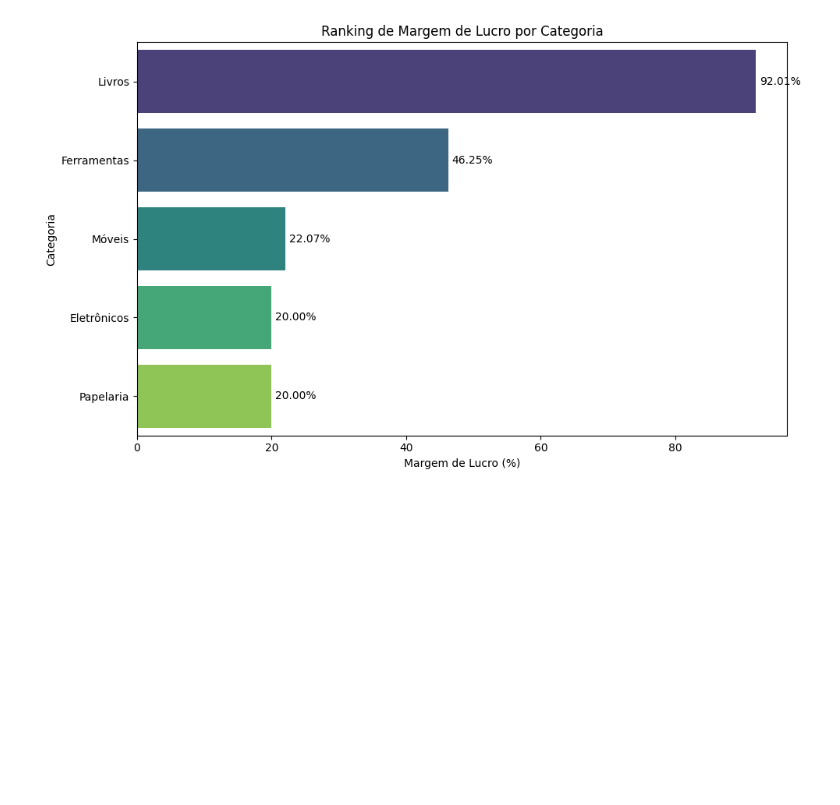
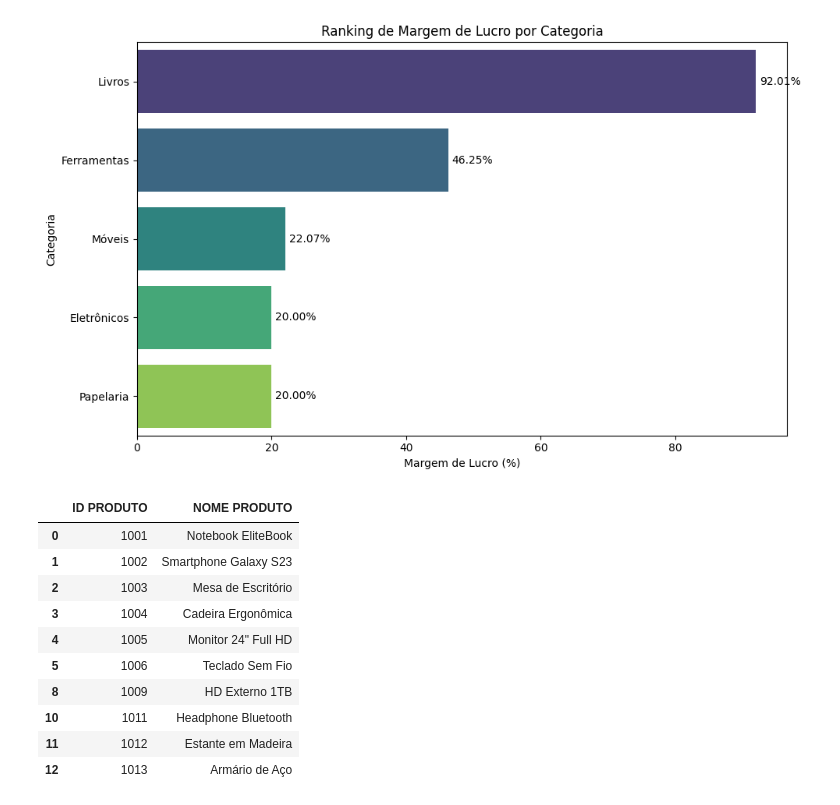
Before and after one commit to douglasmnegri/infomaz-case, a Jupyter notebook: notebook/infomaz_analysis.ipynb, the cells around one changed output. Saved outputs shown, nothing was run; the diff lists cells and outputs as text; code cells hidden in the pictures; blank space fills up the shorter version.

```diff
--- a/notebook/infomaz_analysis.ipynb
+++ b/notebook/infomaz_analysis.ipynb
@@ -300,3 +301,25 @@ plt.tight_layout()
 plt.show()
 # %% [output]
 [figure]
+# %%
+import pandas as pd
+
+# 9) Liste produtos comprados por clientes
+produtos_vendidos_ids = df_vendas['ID PRODUTO'].unique()
+produtos_vendidos = df_produtos[df_produtos['ID PRODUTO'].isin(produtos_vendidos_ids)]
+produtos_vendidos = produtos_vendidos[['ID PRODUTO', 'NOME PRODUTO']]
+produtos_vendidos.reset_index(drop=True)
+
+produtos_vendidos.head(10)
+# %% [output]
+|  | ID PRODUTO | NOME PRODUTO |
+| 0 | 1001 | Notebook EliteBook |
+| 1 | 1002 | Smartphone Galaxy S23 |
+| 2 | 1003 | Mesa de Escritório |
+| 3 | 1004 | Cadeira Ergonômica |
+| 4 | 1005 | Monitor 24" Full HD |
+| 5 | 1006 | Teclado Sem Fio |
+| 8 | 1009 | HD Externo 1TB |
+| 10 | 1011 | Headphone Bluetooth |
+| 11 | 1012 | Estante em Madeira |
+| 12 | 1013 | Armário de Aço |
```
Also changed, not shown: parts of 2 cells of this notebook.
